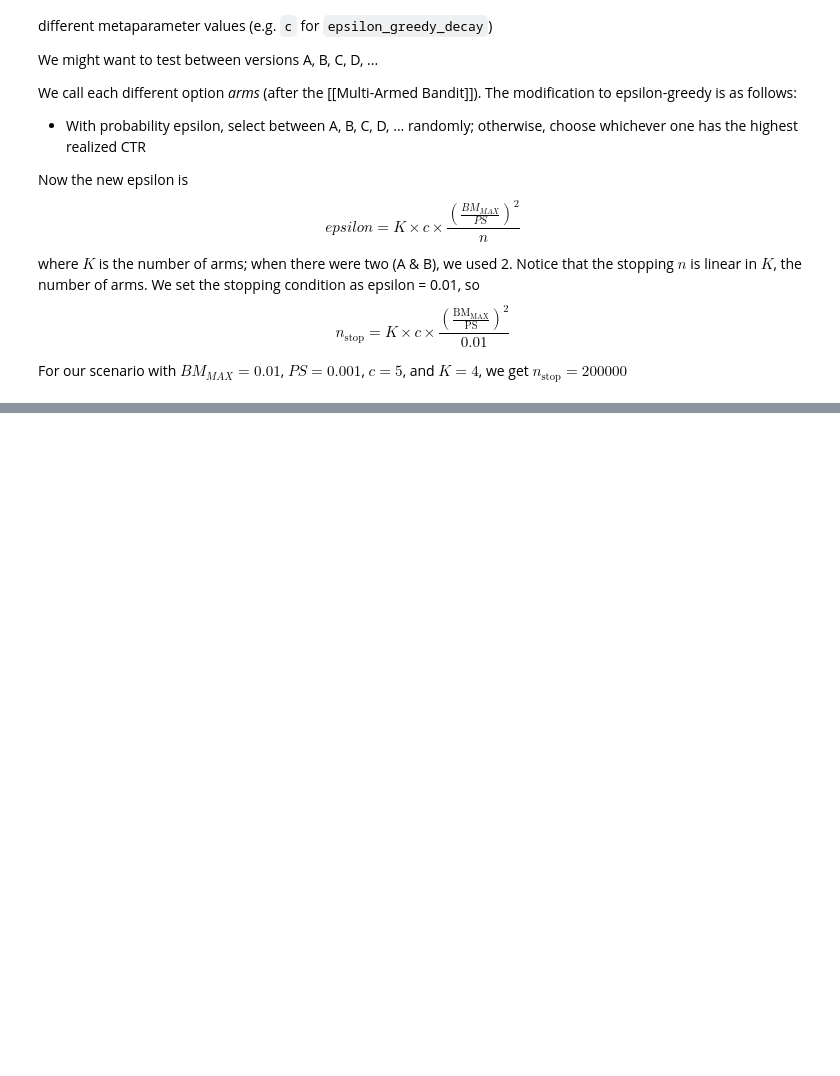
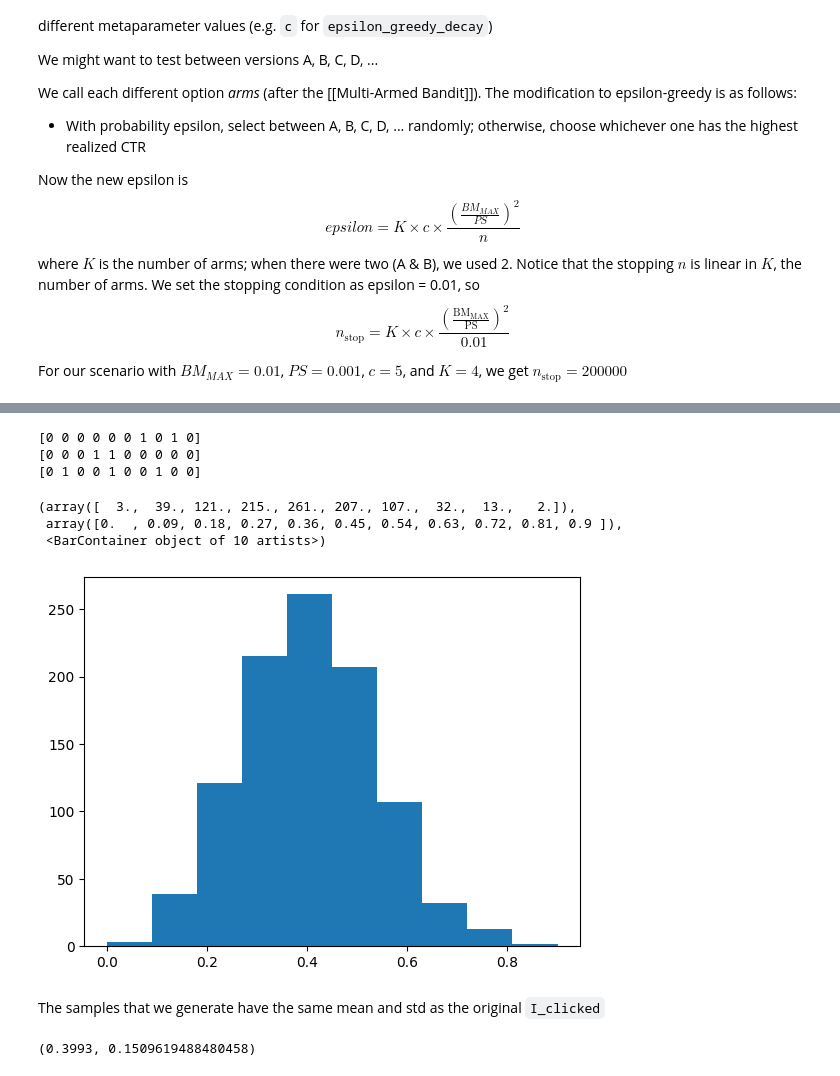
Before and after one commit to EricRobertCampbell/experimentation-for-engineers-notes, a Jupyter notebook: chapter03-multiArmedBandits.ipynb, the cells around one changed output, grey strips where cells are left out. Drawn from its saved outputs; the diff is of its cells as text; code cells hidden in the pictures; blank space fills up the shorter version.

```diff
--- a/chapter03-multiArmedBandits.ipynb
+++ b/chapter03-multiArmedBandits.ipynb
@@ -618,0 +659,5 @@ So, with this one easy change, we can extend the epsilon-greedy algorithm to han
+# %%
+I_clicked = np.array([0, 0, 1, 0, 1, 1, 0, 0, 1, 0])
+CTR = I_clicked.mean() # 4 / 10 = 0.4
+SE = I_clicked.std() / np.sqrt(len(I_clicked))
+print(f"{CTR=}; {SE=}")
@@ -618,0 +684,29 @@ So, with this one easy change, we can extend the epsilon-greedy algorithm to han
+# %%
+def bootstrap_sample(data):
+    n = len(data)
+    return data[np.random.randint(n, size=(n,))] # returns n random elements of data
+
+# let's see what this looks like
+np.random.seed(17)
+for _ in range(3):
+    print(bootstrap_sample(I_clicked))
+# %% [output]
+[0 0 0 0 0 0 1 0 1 0]
+[0 0 0 1 1 0 0 0 0 0]
+[0 1 0 0 1 0 0 1 0 0]
+# %%
+# histogram of CTR for the bootstrapped samples
+data = np.array([bootstrap_sample(I_clicked).mean() for _ in range(1000)])
+fig, ax = plt.subplots()
+ax.hist(data)
+# %% [output]
+(array([  3.,  39., 121., 215., 261., 207., 107.,  32.,  13.,   2.]),
+ array([0.  , 0.09, 0.18, 0.27, 0.36, 0.45, 0.54, 0.63, 0.72, 0.81, 0.9 ]),
+ <BarContainer object of 10 artists>)
+[figure, added]
+# %% [markdown]
+The samples that we generate have the same mean and std as the original `I_clicked`
+# %%
+data.mean(), data.std()
+# %% [output]
+(0.3993, 0.1509619488480458)
```
Also changed, not shown: parts of 24 cells of this notebook.
